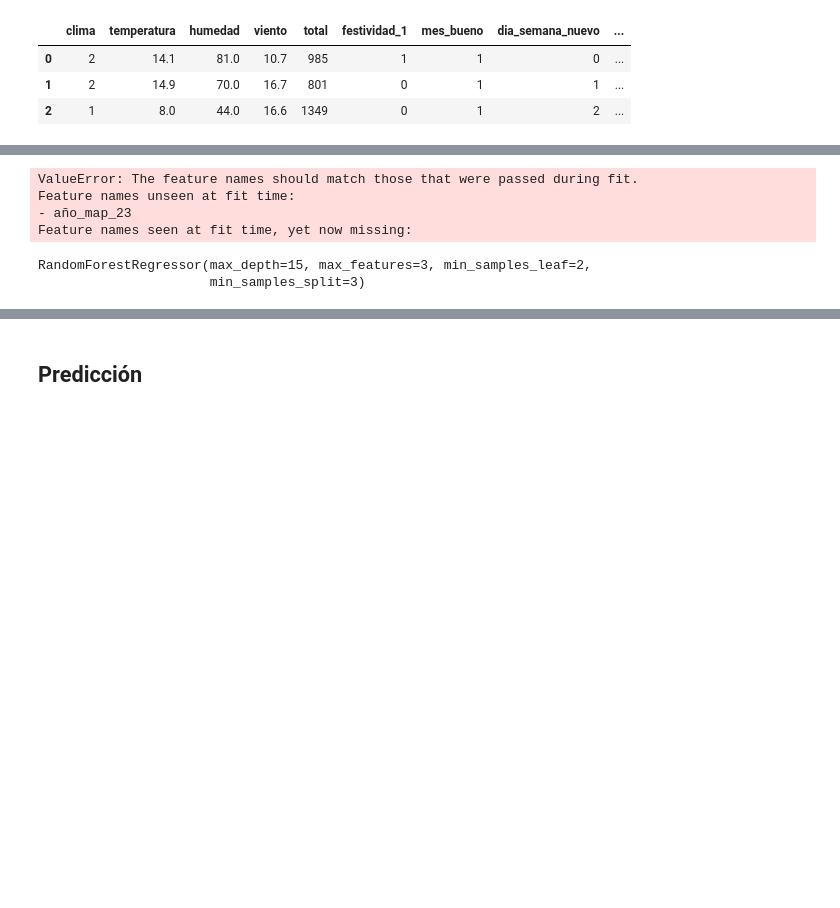
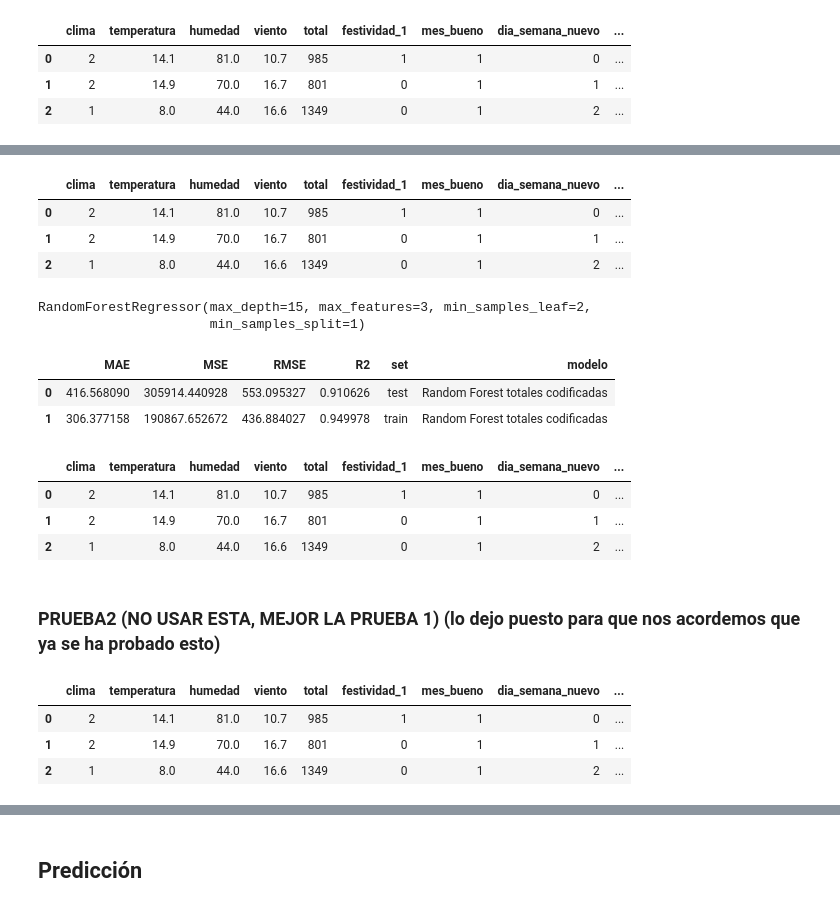
Before and after one commit to Adalab/project-da-promo-C-module-3-team-4, a Jupyter notebook: 7_RF_totales_prediccion.ipynb, the cells around one changed output, grey strips where cells are left out. Saved outputs shown, nothing was run; the diff lists cells and outputs as text; code cells hidden in the pictures; blank space fills up the shorter version.

```diff
--- a/7_RF_totales_prediccion.ipynb
+++ b/7_RF_totales_prediccion.ipynb
@@ -156,25 +216,53 @@ metricas5
+# %%
+df3.head(3)
+# %% [output]
+|  | clima | temperatura | humedad | viento | total | festividad_1 | mes_bueno | dia_semana_nuevo | ... |
+| 0 | 2 | 14.1 | 81.0 | 10.7 | 985 | 1 | 1 | 0 | ... |
+| 1 | 2 | 14.9 | 70.0 | 16.7 | 801 | 0 | 1 | 1 | ... |
+| 2 | 1 | 8.0 | 44.0 | 16.6 | 1349 | 0 | 1 | 2 | ... |
+# %%
+X20=df3.drop(['total'],axis=1)
+y20=df3['total']
+time.sleep(3)
+x20_train, x20_test, y20_train, y20_test = train_test_split(X20, y20, test_size=0.2, random_state=42)
+time.sleep(3)
+param20= {"max_depth": [15], "max_features": [3], "min_samples_leaf": [2],"min_samples_split": [1]}
+gs_rf20 = GridSearchCV(estimator=RandomForestRegressor(), param_grid= param20, cv=10, verbose=-1,
+                    return_train_score = True, scoring="neg_mean_squared_error")
+time.sleep(3)
+gs_rf20.fit(x20_train, y20_train)
+time.sleep(3)
+bosque20 = gs_rf20.best_estimator_
+time.sleep(3)
+y20_pred_test_rf = bosque20.predict(x20_test)
+y20_pred_train_rf = bosque20.predict(x20_train)
+time.sleep(3)
+df_totales_encod20 = metricas(y20_test, y20_train, y20_pred_test_rf, y20_pred_train_rf, "Random Forest totales codificadas")
+# %%
+print(bosque20)
+df_totales_encod20
+# %% [output]
+RandomForestRegressor(max_depth=15, max_features=3, min_samples_leaf=2,
+                      min_samples_split=1)
+|  | MAE | MSE | RMSE | R2 | set | modelo |
+| 0 | 416.568090 | 305914.440928 | 553.095327 | 0.910626 | test | Random Forest totales codificadas |
+| 1 | 306.377158 | 190867.652672 | 436.884027 | 0.949978 | train | Random Forest totales codificadas |
+# %%
+df3.head(3)
+# %% [output]
+|  | clima | temperatura | humedad | viento | total | festividad_1 | mes_bueno | dia_semana_nuevo | ... |
+| 0 | 2 | 14.1 | 81.0 | 10.7 | 985 | 1 | 1 | 0 | ... |
+| 1 | 2 | 14.9 | 70.0 | 16.7 | 801 | 0 | 1 | 1 | ... |
+| 2 | 1 | 8.0 | 44.0 | 16.6 | 1349 | 0 | 1 | 2 | ... |
+# %% [markdown]
+### PRUEBA2 (NO USAR ESTA, MEJOR LA PRUEBA 1) (lo dejo puesto para que nos acordemos que ya se ha probado esto)
+# %%
+df2.head(3)
+# %% [output]
+|  | clima | temperatura | humedad | viento | total | festividad_1 | mes_bueno | dia_semana_nuevo | ... |
+| 0 | 2 | 14.1 | 81.0 | 10.7 | 985 | 1 | 1 | 0 | ... |
+| 1 | 2 | 14.9 | 70.0 | 16.7 | 801 | 0 | 1 | 1 | ... |
+| 2 | 1 | 8.0 | 44.0 | 16.6 | 1349 | 0 | 1 | 2 | ... |
 # %%
-param4 = {"max_depth": [15], "max_features": [3], "min_samples_leaf": [2],"min_samples_split": [3]}
-bosque4,metricas4=probar_modelo(df2,param4)
+param10 = {"max_depth": [15], "max_features": [3], "min_samples_leaf": [2],"min_samples_split": [1]}
+bosque10,metricas10=probar_modelo2(df2,param10)
-# %% [output]
-ValueError: The feature names should match those that were passed during fit.
-Feature names unseen at fit time:
-- año_map_23
-Feature names seen at fit time, yet now missing:
-# %%
-X4=df2.drop(['total'],axis=1)
-y4=df2['total']
-time.sleep(3)
-x4_train, x4_test, y4_train, y4_test = train_test_split(X4, y4, test_size=0.2, random_state=4)
-time.sleep(3)
-param4 = {"max_depth": [15], "max_features": [3], "min_samples_leaf": [2],"min_samples_split": [3]}
-gs_rf4 = GridSearchCV(estimator=RandomForestRegressor(), param_grid= param4, cv=10, verbose=-1,
-                        return_train_score = True, scoring="neg_mean_squared_error")
-time.sleep(3)
-gs_rf4.fit(x4_train, y4_train)
-time.sleep(3)
-bosque4 = gs_rf4.best_estimator_
-bosque4
-# %% [output]
-RandomForestRegressor(max_depth=15, max_features=3, min_samples_leaf=2,
-                      min_samples_split=3)
```
Also changed, not shown: parts of 49 cells of this notebook, 1 other file.
